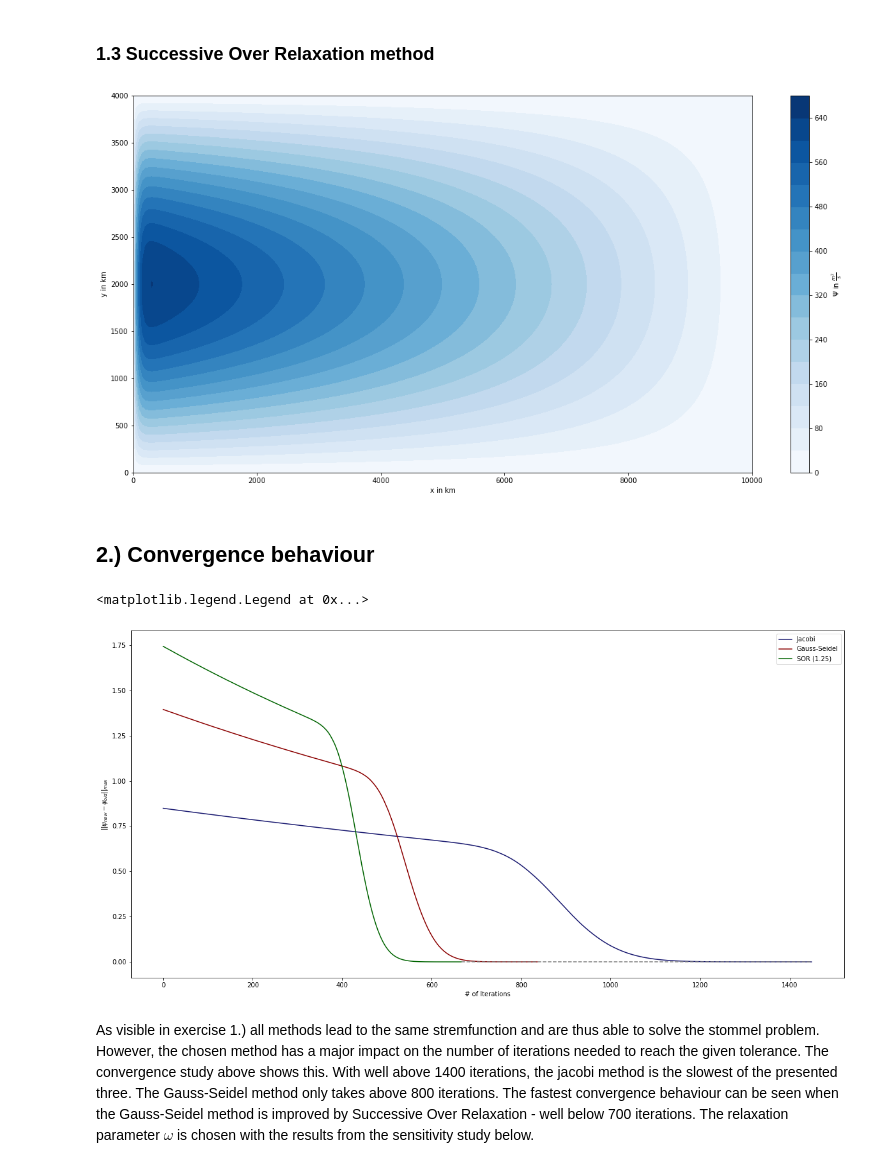
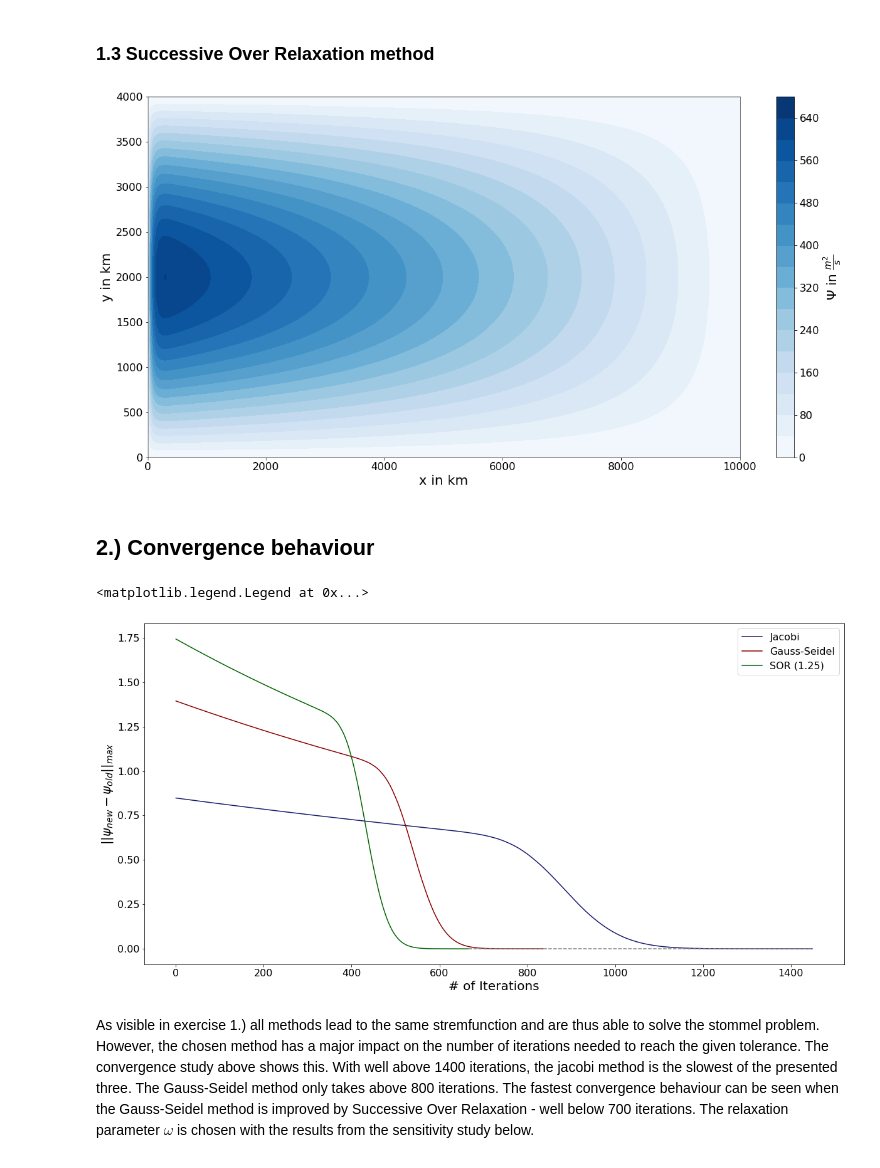
Before and after one commit to vopikamm/climNUM, a Jupyter notebook: Ex6/Exercise_06_The_Stommel_problem.ipynb, the cells around one changed output. Saved outputs shown, nothing was run; the diff lists cells and outputs as text; code cells hidden in the pictures.

```diff
--- a/Ex6/Exercise_06_The_Stommel_problem.ipynb
+++ b/Ex6/Exercise_06_The_Stommel_problem.ipynb
@@ -150,11 +150,19 @@ class Stommel:
         return(psi_new)
 
     def plot_psi(self):
-        plt.figure(figsize=(20,10))
-        plt.contourf(self.mesh_x/1000,self.mesh_y/1000,self.psi,levels=20,cmap='Blues')
+        parameters = {
+            'axes.labelsize': 20,
+            'xtick.labelsize': 16,
+            'ytick.labelsize': 16,
+
+        }
+        plt.rcParams.update(parameters)
+        fig, ax = plt.subplots(figsize=(20,10))
+        m = ax.contourf(self.mesh_x/1000,self.mesh_y/1000,self.psi,levels=20,cmap='Blues')
+        cbar = ax.figure.colorbar(m, ax=ax, label = r'$\Psi$ in $\frac{m^{2}}{s}$')
+        cbar.ax.tick_params(labelsize=16)
         plt.xlabel('x in km')
         plt.ylabel('y in km')
-        plt.colorbar(label = r'$\Psi$ in $\frac{m^{2}}{s}$')
 # %%
 psi = Stommel()
 # %% [markdown]
@@ -183,28 +191,30 @@ sor_iters = psi.dpsi
 # %%
 psi.plot_psi()
 # %% [output]
-[figure, old version]
+[figure, new version]
 # %% [markdown]
 ## 2.) Convergence behaviour
 # %%
 #get the number of iterations of the fastest converging method
 min_index  = min(len(jacobi_iters),len(gauss_seidel_iters),len(sor_iters))
 max_index  = max(len(jacobi_iters),len(gauss_seidel_iters),len(sor_iters))
 converged  = np.arange(min_index,max_index)
 iterations = np.arange(0,min_index)
 
 #plotting the convergence using the maximumsnorm
 plt.figure(figsize=(20,10))
 plt.plot(jacobi_iters,label = 'Jacobi', color = 'midnightblue')
 plt.plot(gauss_seidel_iters,label = 'Gauss-Seidel', color = 'darkred')
 plt.plot(sor_iters,label = 'SOR (1.25)', color = 'darkgreen')
 plt.plot(converged, np.zeros(converged.shape), linestyle='--', color = 'grey')
-plt.xlabel('# of Iterations')
-plt.ylabel(r'$||\psi_{new}-\psi_{old}||_{max}$')
-plt.legend()
+plt.xlabel('# of Iterations', fontsize=20)
+plt.xticks(fontsize=16)
+plt.ylabel(r'$||\psi_{new}-\psi_{old}||_{max}$', fontsize = 20)
+plt.yticks(fontsize=16)
+plt.legend(fontsize=16)
 # %% [output]
 <matplotlib.legend.Legend at 0x...>
-[figure, old version]
+[figure, new version]
 # %% [markdown]
 As visible in exercise 1.) all methods lead to the same stremfunction and are thus able to solve the stommel problem. However, the chosen method has a major impact on the number of iterations needed to reach the given tolerance. The convergence study above shows this. With well above 1400 iterations, the jacobi method is the slowest of the presented three. The Gauss-Seidel method only takes above 800 iterations. The fastest convergence behaviour can be seen when the Gauss-Seidel method is improved by Successive Over Relaxation - well below 700 iterations. The relaxation parameter $\omega$ is chosen with the results from the sensitivity study below.
 # %% [markdown]
```
Also changed, not shown: parts of 4 cells of this notebook.
